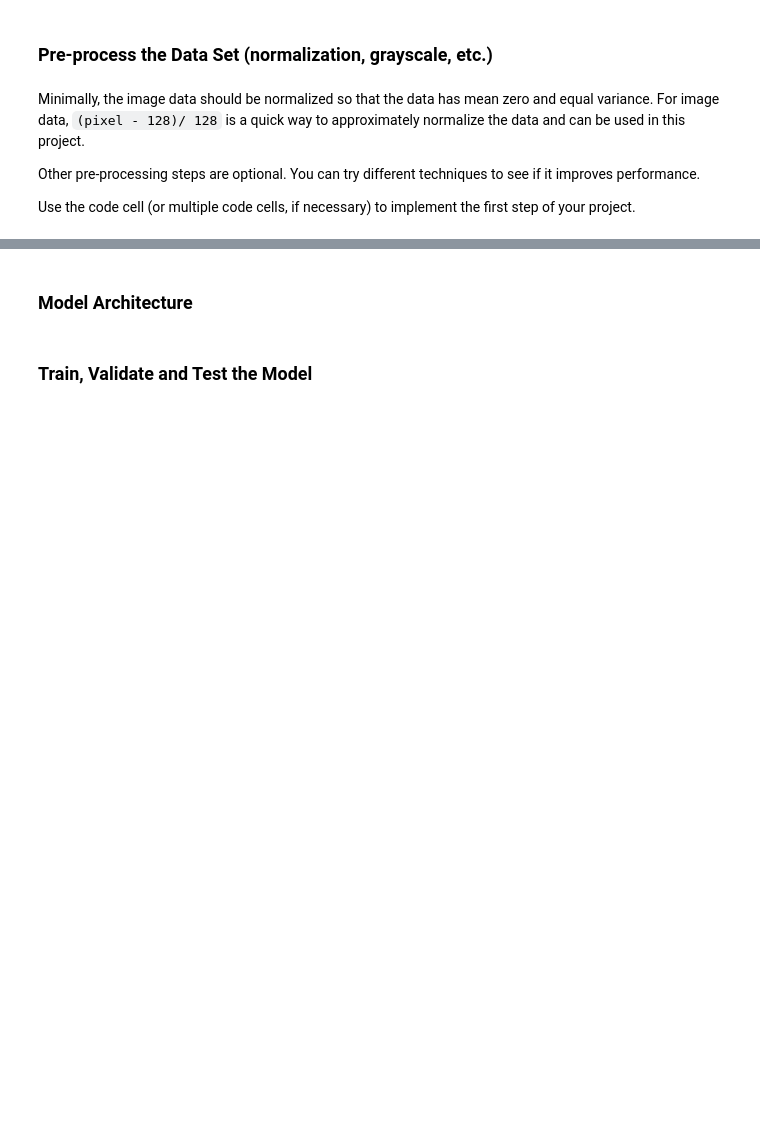
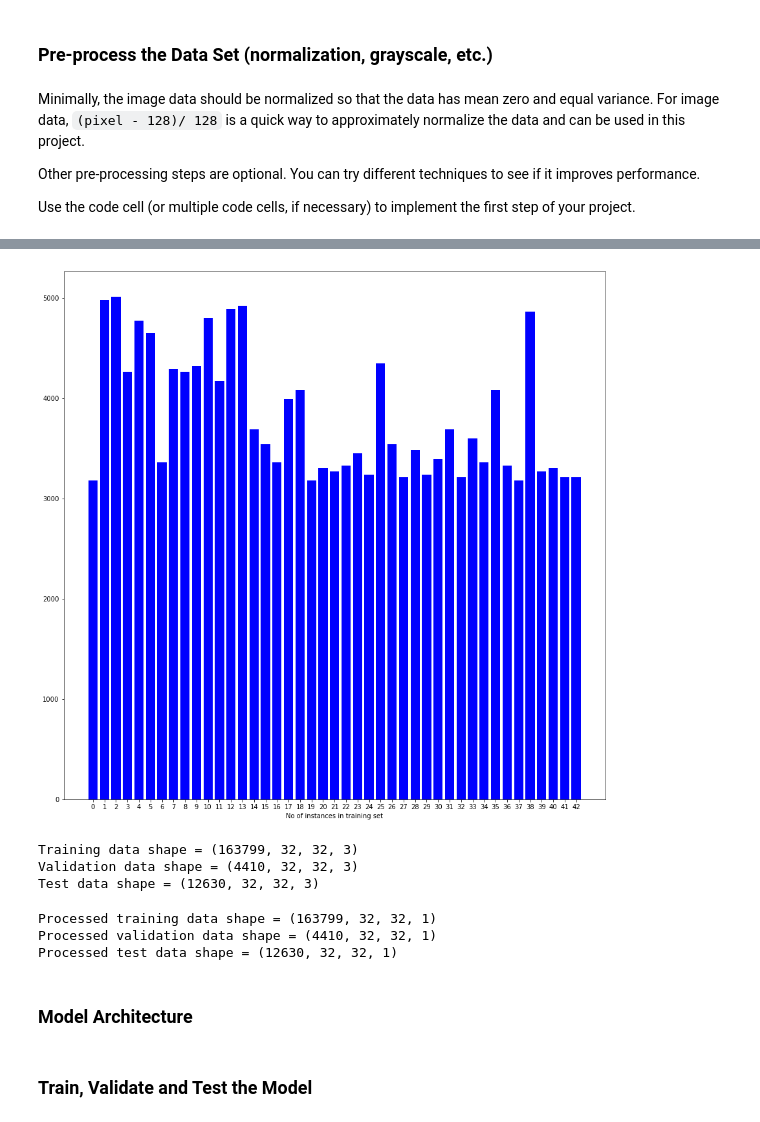
Before and after one commit to rometaidla/CarND-Traffic-Sign-Classifier-Project, a Jupyter notebook: Traffic_Sign_Classifier.ipynb, the cells around one changed output, grey strips where cells are left out. Drawn from its saved outputs; the diff is of its cells as text; code cells hidden in the pictures; blank space fills up the shorter version.

```diff
--- a/Traffic_Sign_Classifier.ipynb
+++ b/Traffic_Sign_Classifier.ipynb
@@ -146,0 +278,19 @@ Use the code cell (or multiple code cells, if necessary) to implement the first
+# %%
+counter = collections.Counter(y_train)
+
+#N = len(y)
+plt.xlabel('No of instances in training set')
+plt.xticks(np.arange(0,43,1))
+#cell1.bar(range(len(n_tracks_train)), n_tracks_train, width=0.9)
+plt.bar(range(N), list(counter.values()), color="blue")
+plt.show()
+# %% [output]
+[figure, added]
+# %%
+print("Training data shape =", X_train.shape)
+print("Validation data shape =", X_valid.shape)
+print("Test data shape =", X_test.shape)
+# %% [output]
+Training data shape = (163799, 32, 32, 3)
+Validation data shape = (4410, 32, 32, 3)
+Test data shape = (12630, 32, 32, 3)
@@ -157,6 +333,14 @@ X_std = X_train.std()
 X_train = (X_train - X_mean) / X_std
 X_valid = (X_valid - X_mean) / X_std
 X_test = (X_test - X_mean) / X_std
+# %%
+print("Processed training data shape =", X_train.shape)
+print("Processed validation data shape =", X_valid.shape)
+print("Processed test data shape =", X_test.shape)
+# %% [output]
+Processed training data shape = (163799, 32, 32, 1)
+Processed validation data shape = (4410, 32, 32, 1)
+Processed test data shape = (12630, 32, 32, 1)
 # %% [markdown]
 ### Model Architecture
 # %%
```
Also changed, not shown: parts of 24 cells of this notebook.
